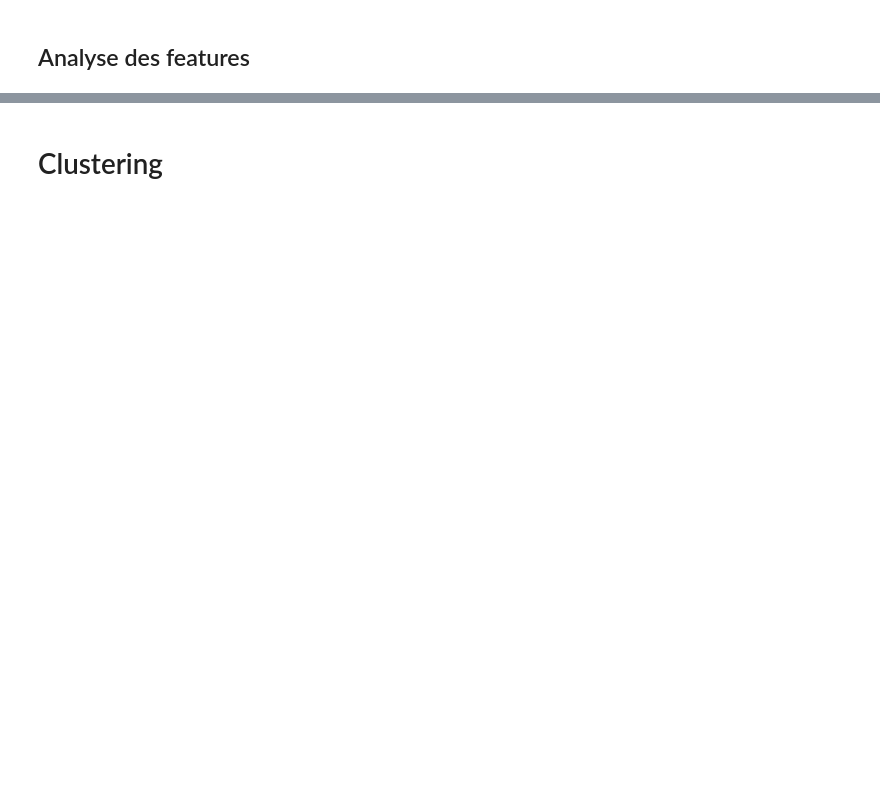
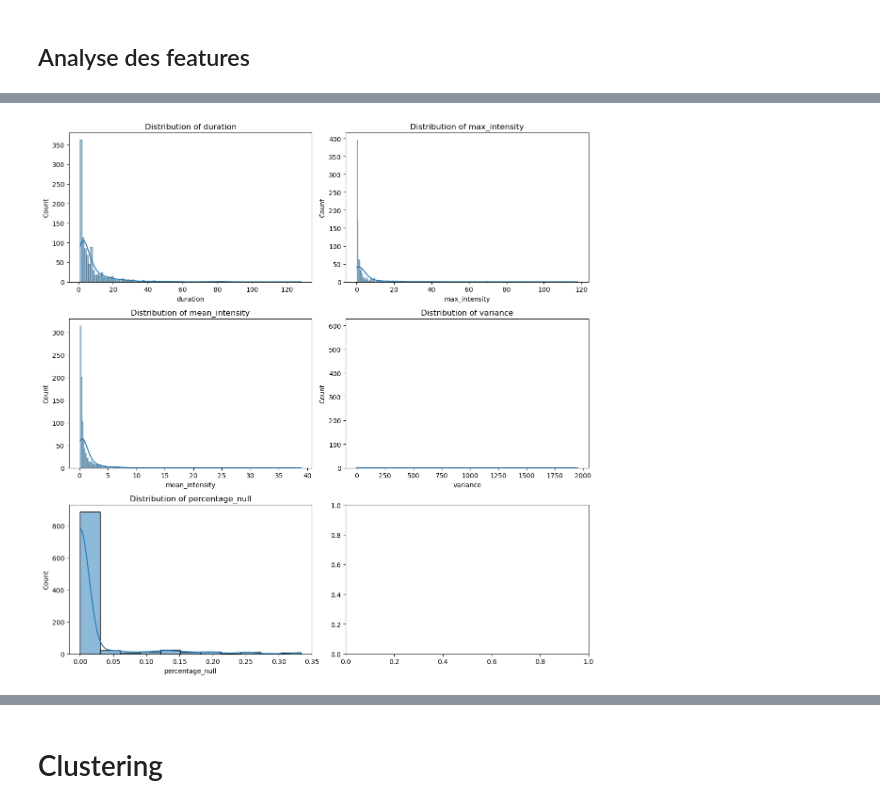
Before and after one commit to benjamin-feldman/precipitations, a Jupyter notebook: notebooks/exploration.ipynb, the cells around one changed output, grey strips where cells are left out. Cells and saved outputs as stored; diff of their text form; code cells hidden in the pictures; blank space fills up the shorter version.

```diff
--- a/notebooks/exploration.ipynb
+++ b/notebooks/exploration.ipynb
@@ -38,0 +104,15 @@ sns.pairplot(df_sample, diag_kind="kde")
+# %%
+# distribution of the features. in one plot
+
+fig, axes = plt.subplots(3, 2, figsize=(12, 12))
+
+df_sample = df.sample(1000)
+
+for i, feature in enumerate(FEATURES):
+    sns.histplot(df_sample[feature], ax=axes[i//2, i%2], kde=True)
+    axes[i//2, i%2].set_title(f'Distribution of {feature}')
+
+plt.tight_layout()
+plt.show()
+# %% [output]
+[figure, added]
```
Also changed, not shown: parts of 27 cells of this notebook.
